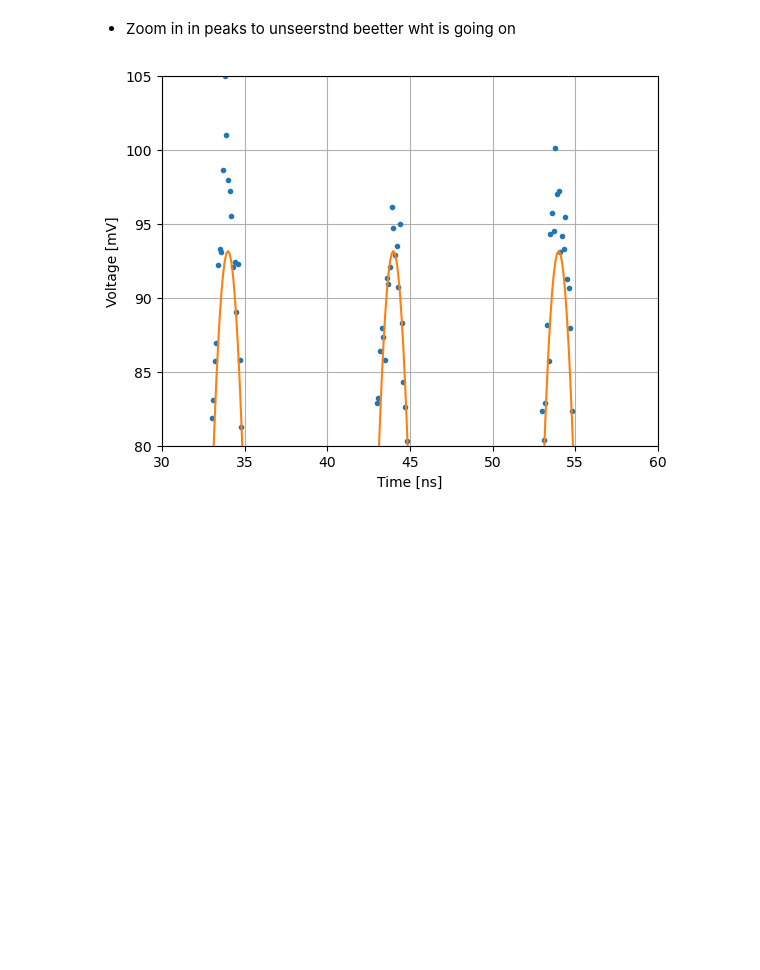
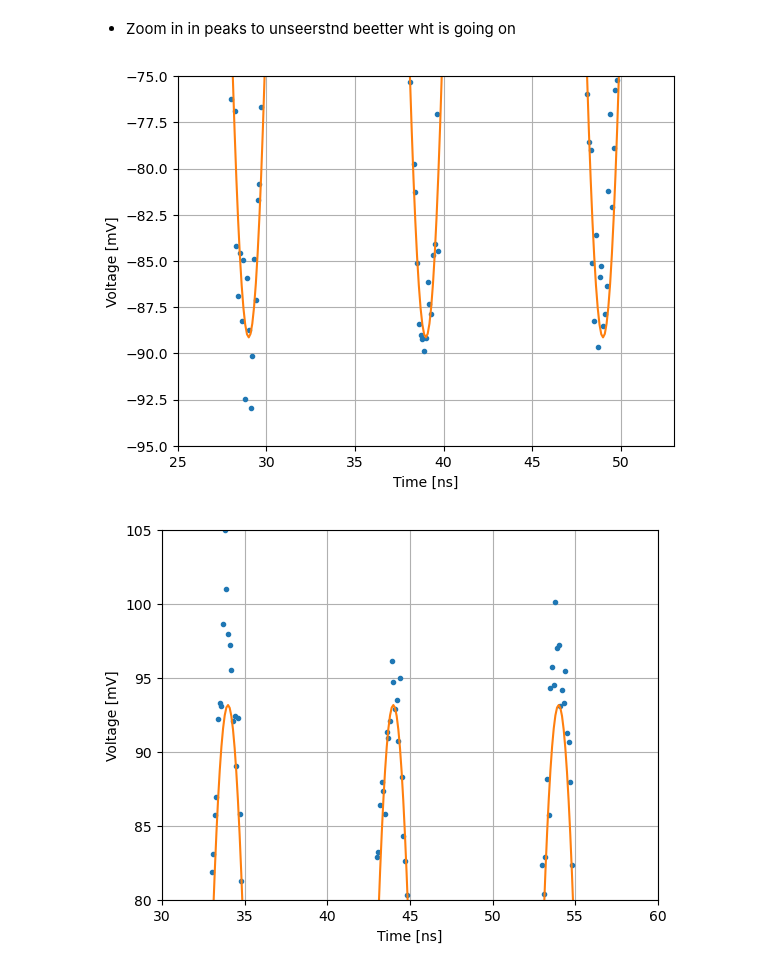
Before and after one commit to sigarnero/GasPM, a Jupyter notebook: NALU_calibration/Nalu_ADCcorrectd.ipynb, the cells around one changed output. Drawn from its saved outputs; the diff is of its cells as text; code cells hidden in the pictures; blank space fills up the shorter version.

```diff
--- a/NALU_calibration/Nalu_ADCcorrectd.ipynb
+++ b/NALU_calibration/Nalu_ADCcorrectd.ipynb
@@ -266,5 +270,15 @@ plt.ylabel("Voltage [mV]");
 # %% [markdown]
 * Zoom in in peaks to unseerstnd beetter wht is going on
+# %%
+plt.plot(time, output[777], '.', label="Data")
+plt.plot(time, sinewave(time, *p), label="Fit")
+plt.xlabel("Time [ns]")
+plt.ylabel("Voltage [mV]")
+plt.xlim(25, 53)
+plt.ylim(-95, -75)
+plt.grid();
+# %% [output]
+[figure, added]
 # %%
 plt.plot(time, output[777], '.', label="Data")
 plt.plot(time, sinewave(time, *p), label="Fit")
```
Also changed, not shown: parts of 2 cells of this notebook, 2 other files.
